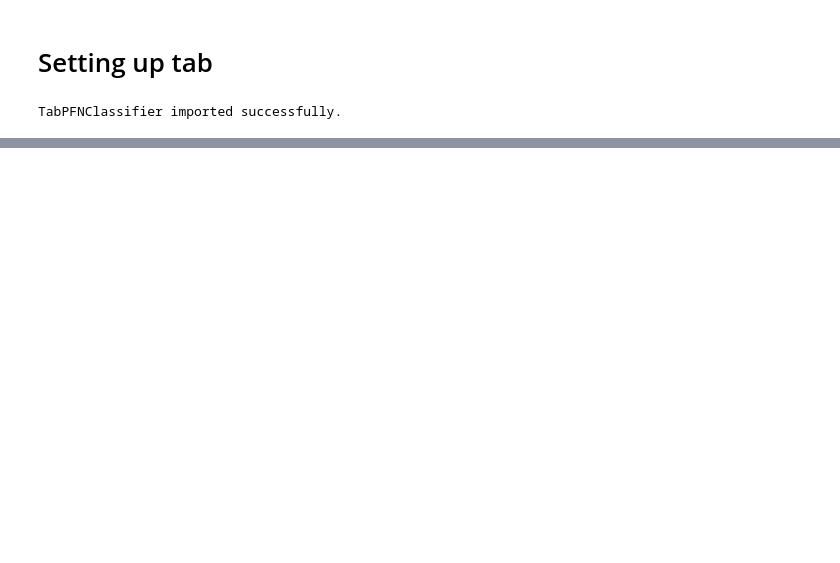
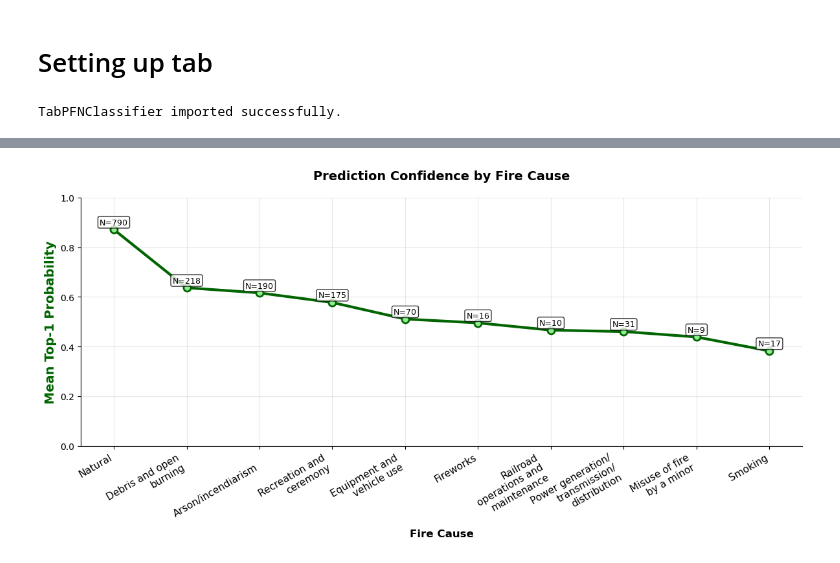
Before and after one commit to ilu24/eaee4000, a Jupyter notebook: 8_tab.ipynb, the cells around one changed output, grey strips where cells are left out. Drawn from its saved outputs; the diff is of its cells as text; code cells hidden in the pictures; blank space fills up the shorter version.

```diff
--- a/8_tab.ipynb
+++ b/8_tab.ipynb
@@ -209,0 +267,83 @@ tensor(False)
+# %%
+import pandas as pd
+import matplotlib.pyplot as plt
+from scipy.stats import entropy
+
+class_names = list(label_encoder.classes_)
+
+uncertainties = entropy(y_pred_test, axis=1)
+top1_prob = np.max(y_pred_test, axis=1)
+
+rows = []
+for c in np.unique(y_test):
+    mask = (y_test == c)
+    rows.append({
+        "Cause": class_names[int(c)],            # map index -> name
+        "Mean entropy": uncertainties[mask].mean(),
+        "Mean top-1 prob": top1_prob[mask].mean(),
+        "N fires": int(mask.sum())
+    })
+
+df_true = pd.DataFrame(rows).sort_values("Mean entropy")
+
+df_display = df_true.copy()
+df_display["Mean entropy"] = df_display["Mean entropy"].map(lambda x: f"{x:.3f}")
+df_display["Mean top-1 prob"] = df_display["Mean top-1 prob"].map(lambda x: f"{x:.3f}")
+
+print(df_display.to_string(index=False))
+
+# Line chart: Prediction confidence by cause
+def wrap_label(label, width=15):
+    words = label.split()
+    lines, current = [], []
+    for w in words:
+        if len(" ".join(current + [w])) <= width:
+            current.append(w)
+        else:
+            lines.append(" ".join(current))
+            current = [w]
+    if current:
+        lines.append(" ".join(current))
+    return "\n".join(lines)
+
+wrapped_causes = [wrap_label(cause, width=15) for cause in df_true["Cause"]]
+
+wrapped_causes = [
+    ("Power generation/transmission/distribution" in orig
+     and "Power generation/\ntransmission/\ndistribution")
+    or lab
+    for orig, lab in zip(df_true["Cause"], wrapped_causes)
+]
+
+plt.figure(figsize=(12, 6))
+plt.plot(range(len(df_true)), df_true["Mean top-1 prob"], 'o-',
+         linewidth=3, markersize=8, color='darkgreen',
+         markerfacecolor='lightgreen', markeredgewidth=2)
+
+plt.xticks(
+    range(len(df_true)),
+    wrapped_causes,
+    rotation=30,
+    ha='right',
+    fontsize=11
+)
+
+plt.ylabel("Mean Top-1 Probability", fontsize=14, fontweight='bold', color='darkgreen')
+plt.xlabel("Fire Cause", fontsize=12, fontweight='bold')
+plt.title("Prediction Confidence by Fire Cause", fontsize=14, fontweight='bold', pad=20)
+plt.grid(True, alpha=0.3)
+plt.ylim(0, 1)
+plt.gca().spines['top'].set_visible(False)
+plt.gca().spines['right'].set_visible(False)
+
+for i, (idx, row) in enumerate(df_true.iterrows()):
+    plt.annotate(
+        f'N={int(row["N fires"])}',
+        (i, row["Mean top-1 prob"] + 0.02),
+        ha='center', fontsize=9,
+        bbox=dict(boxstyle="round,pad=0.2", facecolor='white', alpha=0.8)
+    )
+
+plt.tight_layout()
+plt.show()
+# %% [output]
@@ -209,0 +361 @@ tensor(False)
+[figure, added]
```
Also changed, not shown: parts of 17 cells of this notebook, 1 other file.
